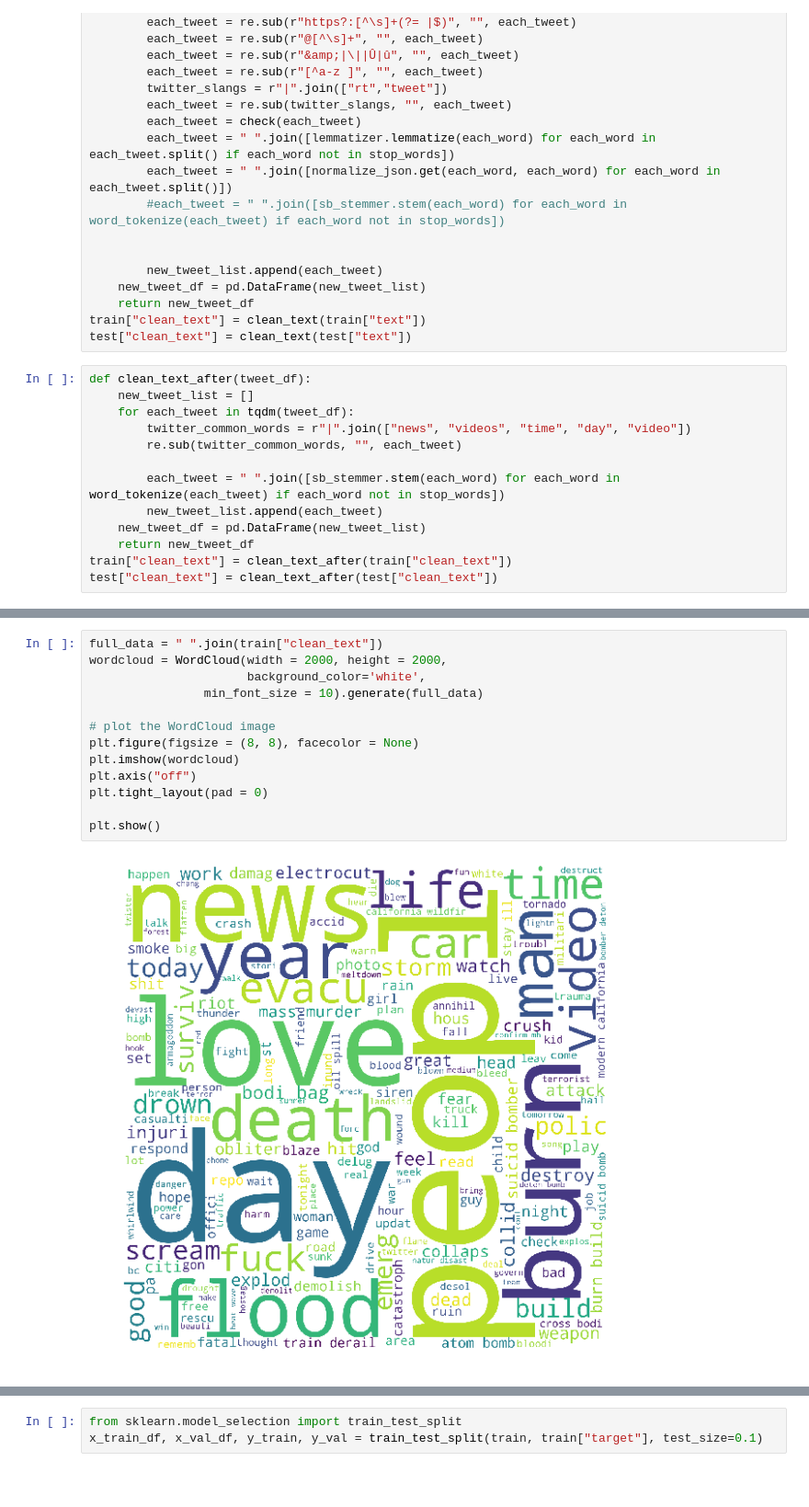
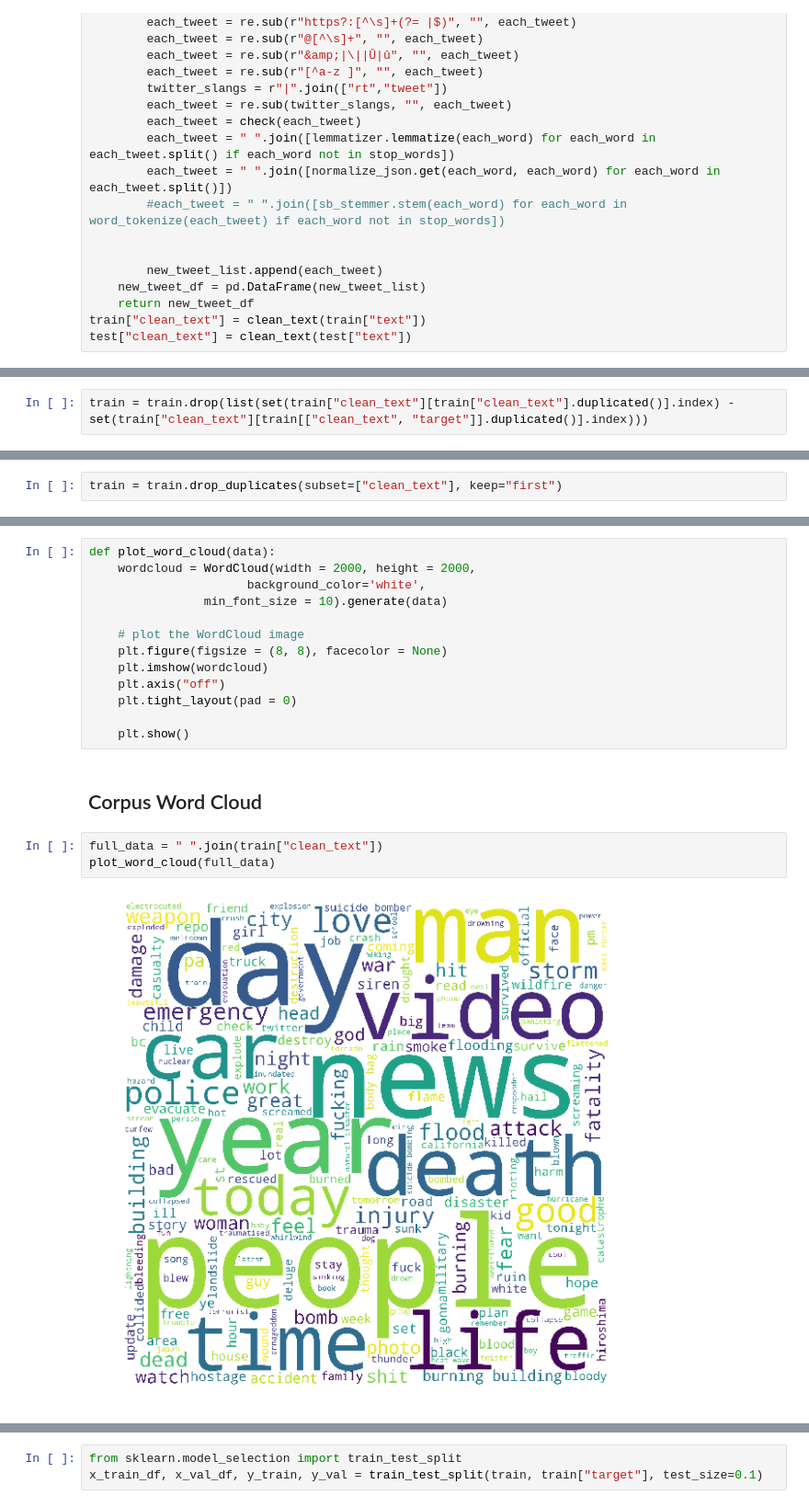
Before and after one commit to UtkarshSarswat/nlp_disaster, a Jupyter notebook: disaster_tfidf_logistic.ipynb, the cells around one changed output, grey strips where cells are left out. Shown at 92% size. Cells and saved outputs as stored; diff of their text form; blank space fills up the shorter version.

```diff
--- a/disaster_tfidf_logistic.ipynb
+++ b/disaster_tfidf_logistic.ipynb
@@ -89,16 +89,3 @@ def clean_text(tweet_df):
     return new_tweet_df
 train["clean_text"] = clean_text(train["text"])
 test["clean_text"] = clean_text(test["text"])
-# %%
-def clean_text_after(tweet_df):
-    new_tweet_list = []
-    for each_tweet in tqdm(tweet_df):
-        twitter_common_words = r"|".join(["news", "videos", "time", "day", "video"])
-        re.sub(twitter_common_words, "", each_tweet)
-
-        each_tweet = " ".join([sb_stemmer.stem(each_word) for each_word in word_tokenize(each_tweet) if each_word not in stop_words])
-        new_tweet_list.append(each_tweet)
-    new_tweet_df = pd.DataFrame(new_tweet_list)
-    return new_tweet_df
-train["clean_text"] = clean_text_after(train["clean_text"])
-test["clean_text"] = clean_text_after(test["clean_text"])
@@ -104,0 +137,2 @@ test["clean_text"] = clean_text_after(test["clean_text"])
+# %%
+train = train.drop(list(set(train["clean_text"][train["clean_text"].duplicated()].index) - set(train["clean_text"][train[["clean_text", "target"]].duplicated()].index)))
@@ -104,0 +143,2 @@ test["clean_text"] = clean_text_after(test["clean_text"])
+# %%
+train = train.drop_duplicates(subset=["clean_text"], keep="first")
@@ -105,15 +157,20 @@ test["clean_text"] = clean_text_after(test["clean_text"])
 # %%
-full_data = " ".join(train["clean_text"])
-wordcloud = WordCloud(width = 2000, height = 2000,
+def plot_word_cloud(data):
+    wordcloud = WordCloud(width = 2000, height = 2000,
                       background_color='white',
-                min_font_size = 10).generate(full_data)
+                min_font_size = 10).generate(data)
 
-# plot the WordCloud image
-plt.figure(figsize = (8, 8), facecolor = None)
-plt.imshow(wordcloud)
-plt.axis("off")
-plt.tight_layout(pad = 0)
+    # plot the WordCloud image
+    plt.figure(figsize = (8, 8), facecolor = None)
+    plt.imshow(wordcloud)
+    plt.axis("off")
+    plt.tight_layout(pad = 0)
 
-plt.show()
+    plt.show()
-# %% [output]
-[figure, removed]
+# %% [markdown]
+## Corpus Word Cloud
+# %%
+full_data = " ".join(train["clean_text"])
+plot_word_cloud(full_data)
+# %% [output]
+[figure, added]
```
Also changed, not shown: parts of 59 cells of this notebook.
